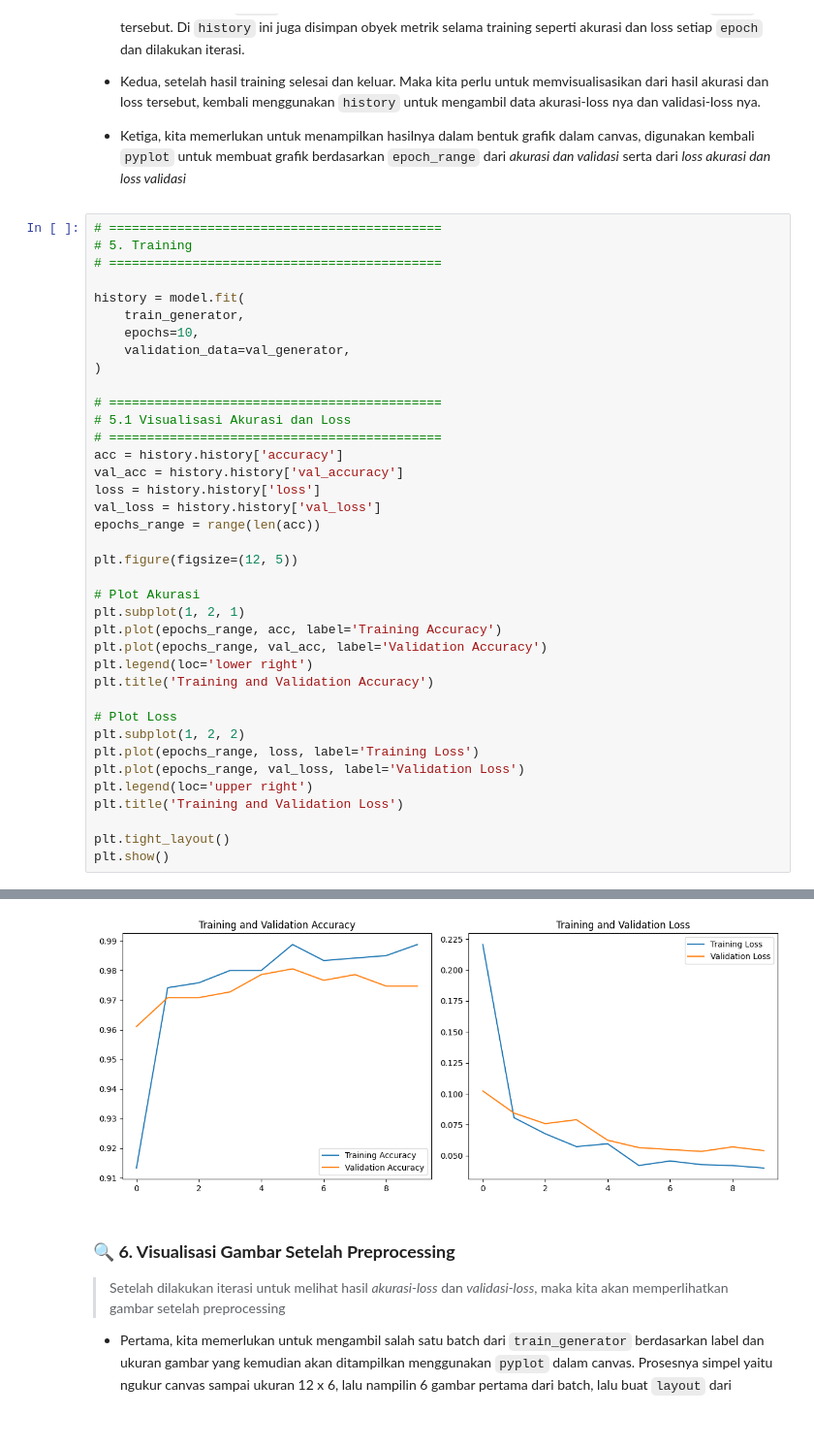
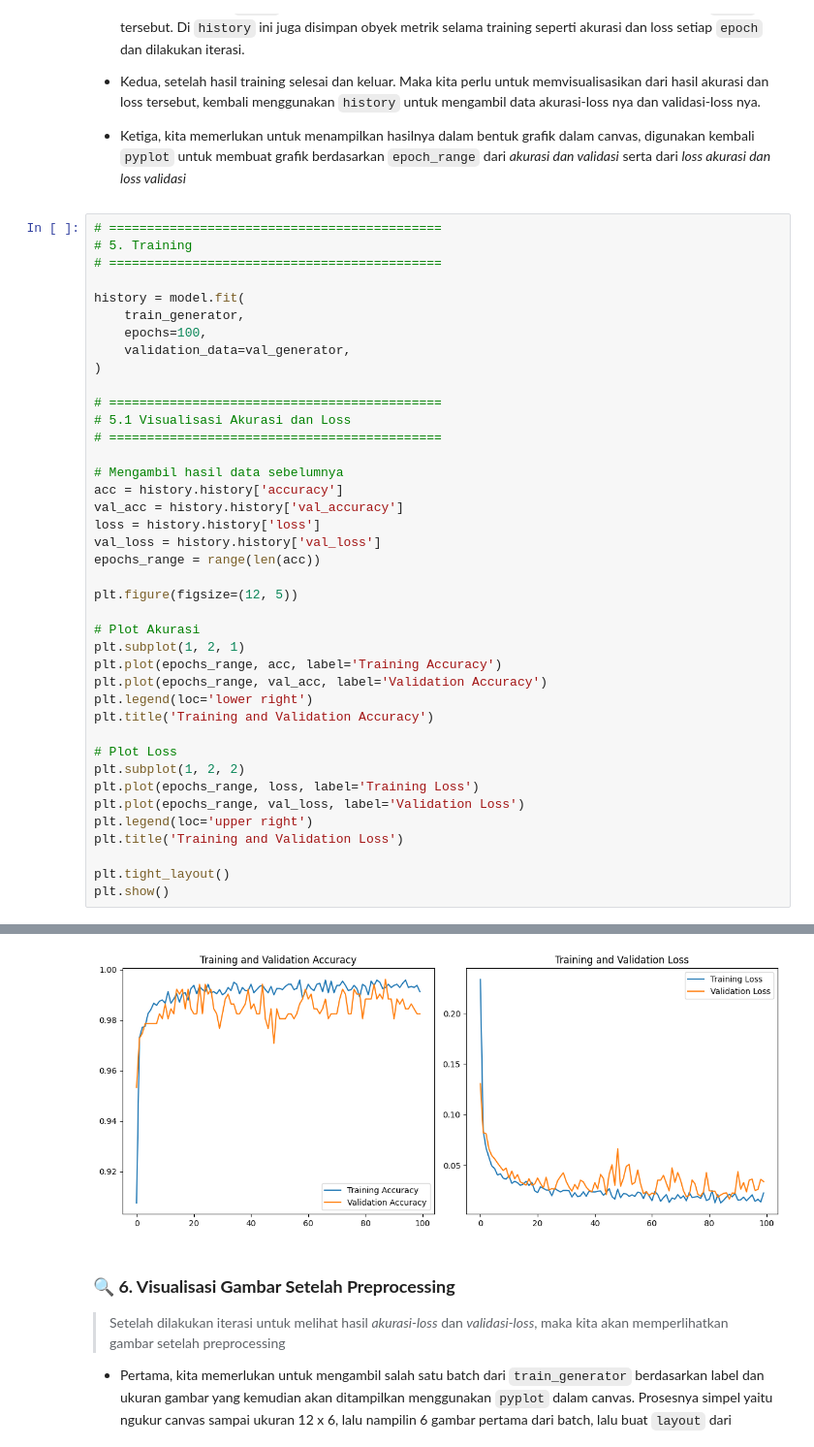
Before and after one commit to Ditto-Prasetyo/cnn-covid-detection, a Jupyter notebook: CNN-MobileNetV2.ipynb, the cells around one changed output, grey strips where cells are left out. Shown: that part at 97% size. Drawn from its saved outputs; the diff is of its cells as text.

```diff
--- a/CNN-MobileNetV2.ipynb
+++ b/CNN-MobileNetV2.ipynb
@@ -185,13 +183,15 @@ Downloading data from https://storage.googleapis.com/tensorflow/keras-applicatio
 
 history = model.fit(
     train_generator,
-    epochs=10,
+    epochs=100,
     validation_data=val_generator,
 )
 
 # ============================================
 # 5.1 Visualisasi Akurasi dan Loss
 # ============================================
+
+# Mengambil hasil data sebelumnya
 acc = history.history['accuracy']
 val_acc = history.history['val_accuracy']
 loss = history.history['loss']
@@ -240,4 +237,4 @@ Epoch 10/10
-[figure, old version]
+[figure, new version]
 # %% [markdown]
 ### 🔍 **6. Visualisasi Gambar Setelah Preprocessing**
 
```
Also changed, not shown: parts of 6 cells of this notebook, 5 other files.
